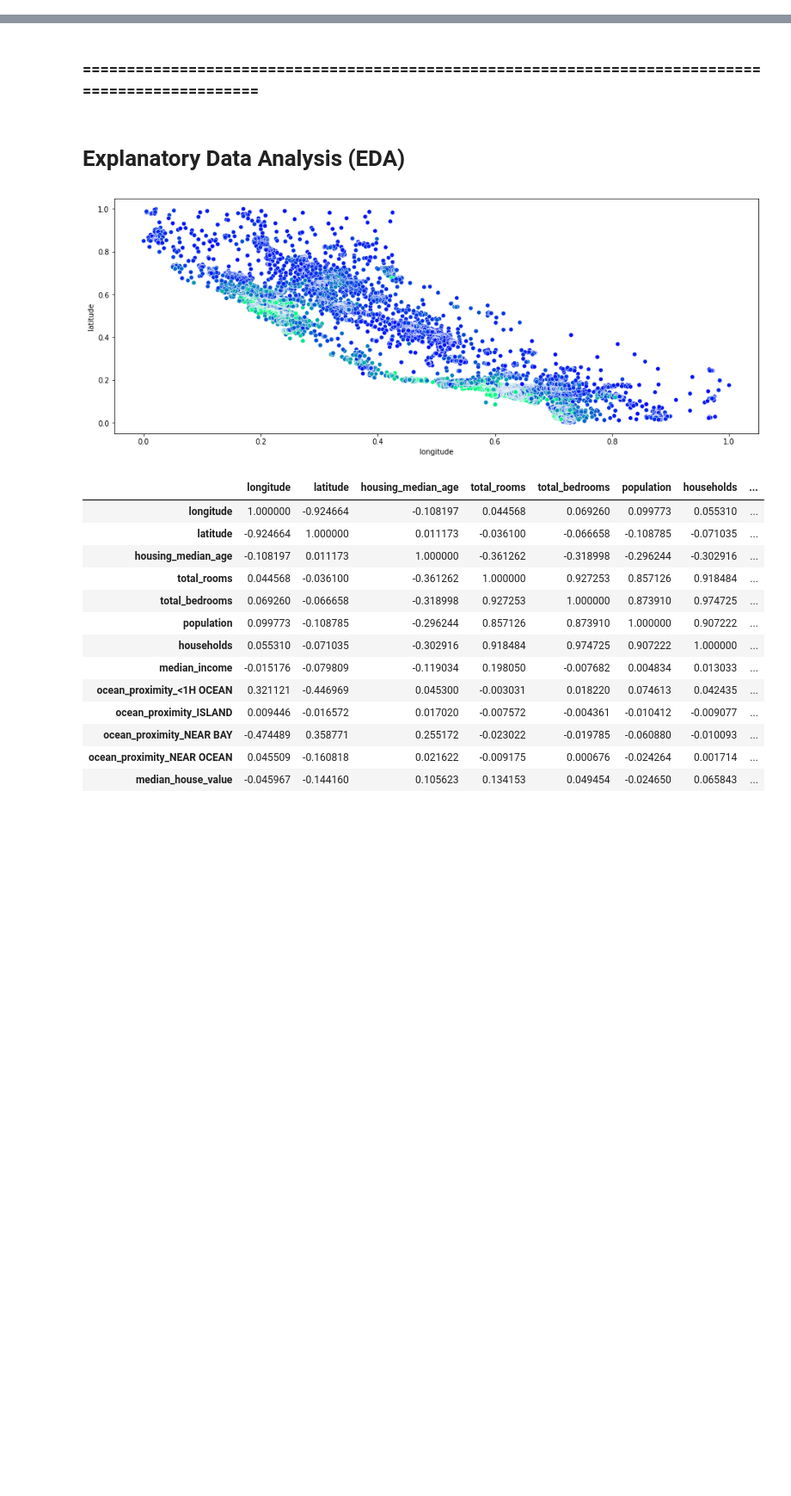
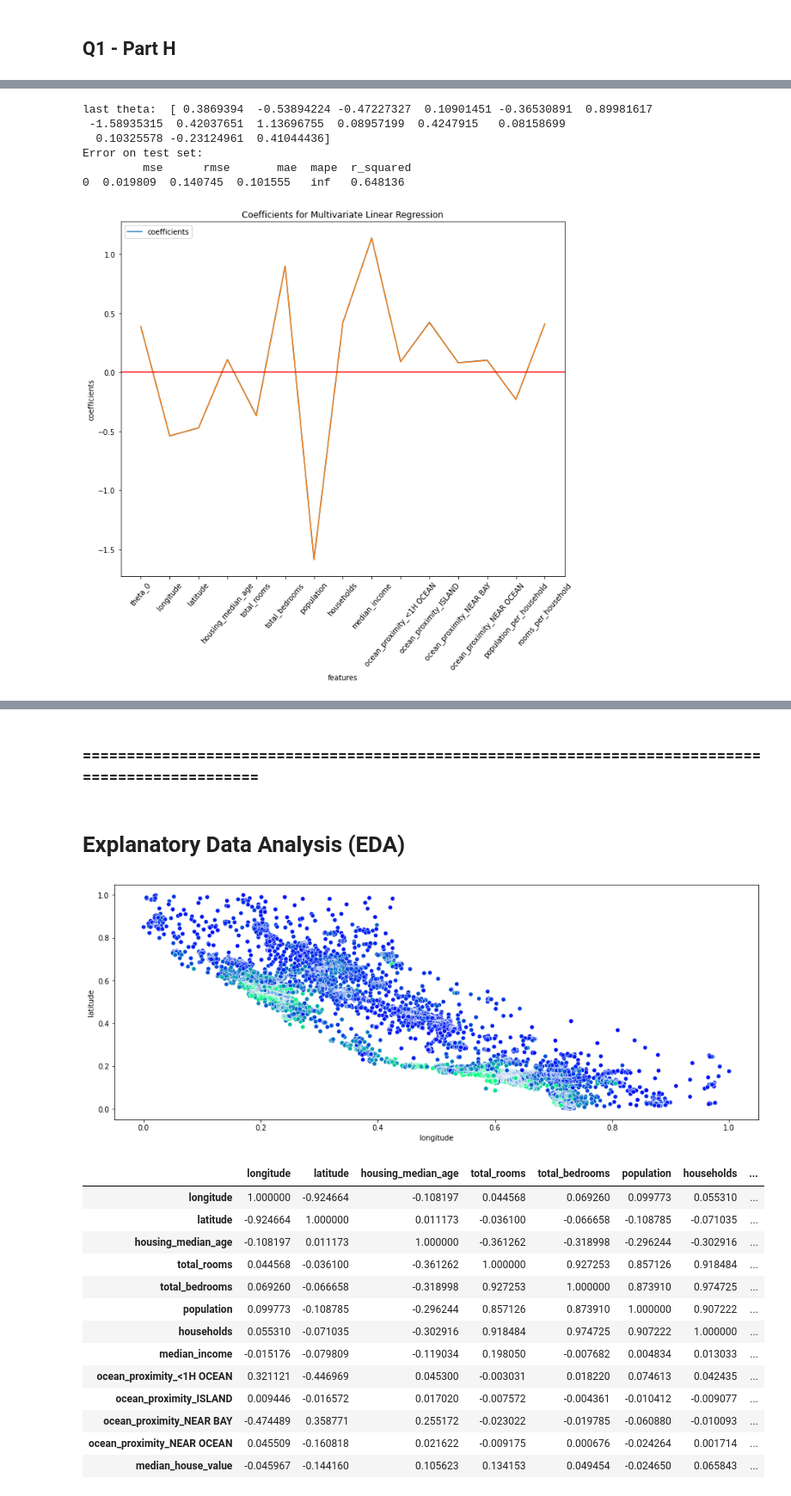
Before and after one commit to a-m-kyp/ML-HW, a Jupyter notebook: HW#2.ipynb, the cells around one changed output, grey strips where cells are left out. Shown at 86% size. Drawn from its saved outputs; the diff is of its cells as text; code cells hidden in the pictures; blank space fills up the shorter version.

```diff
--- a/HW#2.ipynb
+++ b/HW#2.ipynb
@@ -499,0 +512,71 @@ plt.show()
+# %% [markdown]
+## Q1 - Part H
+# %%
+dataset = dataset_for_part_h
+dataset.insert(0, "theta_0", np.ones(dataset.shape[0]))
+feature_columns = dataset.drop('median_house_value', axis=1).columns
+
+# print(">=========== split data to 60% train,20% validation and 20% test ===========<")
+x_train, y_train, x_validation_test, y_validation_test = train_test_split(copy_df(dataset), train_size=.6, shuffle=True)
+x_validation, y_validation, x_test, y_test = train_test_split(concat_data(x_validation_test, y_validation_test), test_size=.5, shuffle=True)
+
+# convert all data to np array
+x_train, y_train, x_validation, y_validation, x_test, y_test = np.array(x_train), np.array(y_train), np.array(x_validation), np.array(y_validation), np.array(x_test), np.array(y_test)
+
+# add a column with all values 1 to the first column of x_train
+# x_train = np.insert(x_train, 0, 1, axis=1)
+# print(">===========================================================================<")
+
+# initialize theta with random values between 0 and 1
+theta = np.random.rand(x_train.shape[1])
+print("Intial theta shape: ", theta.shape[0], "\n", "Intial theta: ", theta)
+print_hypothesis(x_train, theta)
+y_train = y_train.reshape(y_train.shape[0],)
+y_test = y_test.reshape(y_test.shape[0],)
+y_validation = y_validation.reshape(y_validation.shape[0],)
+
+theta, history_theta, loss_histoy = gradient_descent(x_train, y_train, x_validation, y_validation, theta, 0.5, .7, 10000)
+
+y_predict = hypothesis(x_test, theta)
+y_test = np.array(y_test).reshape(y_test.shape[0],)
+
+report_error = pd.DataFrame({"mse": [calculate_mse(y_predict, y_test)], "rmse": [calculate_rmse(y_predict, y_test)], "mae": [
+                            calculate_mae(y_predict, y_test)], "mape": [calculate_mape(y_predict, y_test)], "r_squared": [calculate_r_squared(y_predict, y_test)]})
+print("Error on test set: \n", report_error)
+
+coeffs = pd.DataFrame({"theta": history_theta[-1], "coeff": history_theta[-1]})
+coeffs["coeff"] = coeffs["coeff"].apply(lambda x: np.round(x, 2))
+
+# print(">===================== Figures =====================<")
+# default plot
+plt.figure(figsize=(11, 9))
+plt.plot(range(len(coeffs)), coeffs)
+plt.axhline(0, color='r', linestyle='solid')
+plt.xticks(range(len(feature_columns)), feature_columns, rotation=50)
+plt.ylabel("coefficients")
+plt.xlabel("features")
+plt.title("Coefficients for Multivariate Linear Regression")
+plt.legend(["coefficients"], loc="upper left")
+plt.show()
+
+plt.figure(figsize=(12, 10))
+plt.scatter(y_test, y_predict)
+plt.plot([y_test.min(), y_test.max()], [
+         y_test.min(), y_test.max()], 'k--', lw=4)
+plt.xlabel('True Values')
+plt.ylabel('Predictions')
+plt.title('Predictions vs True Values', fontsize=20)
+plt.show()
+
+plt.figure(figsize=(12, 10))
+plt.plot(range(len(loss_histoy)), loss_histoy)
+# plt.axhline(0, color='r', linestyle='solid')
+plt.xticks([])
+# plt.xticks(range(len(loss_histoy)), range(len(loss_histoy)), rotation=50)
+plt.xlabel("iterations")
+plt.ylabel("loss_history")
+plt.title("Loss history for Multivariate Linear Regression")
+plt.legend(["loss_history"], loc="upper left")
+plt.show()
+# print(">===================================================<")
+# %% [output]
@@ -499,0 +588,7 @@ plt.show()
+last theta:  [ 0.3869394  -0.53894224 -0.47227327  0.10901451 -0.36530891  0.89981617
+ -1.58935315  0.42037651  1.13696755  0.08957199  0.4247915   0.08158699
+  0.10325578 -0.23124961  0.41044436]
+Error on test set:
+         mse      rmse       mae  mape  r_squared
+0  0.019809  0.140745  0.101555   inf   0.648136
+[figure, added]
```
Also changed, not shown: parts of 5 cells of this notebook.
